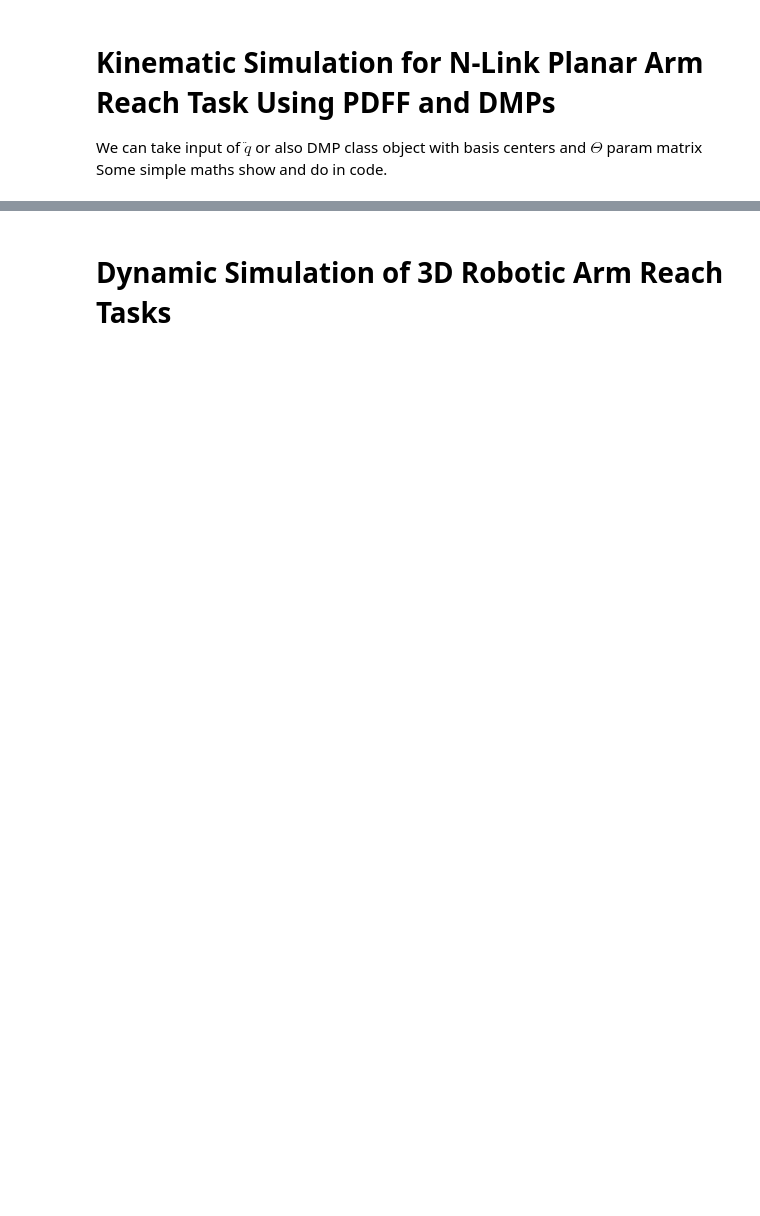
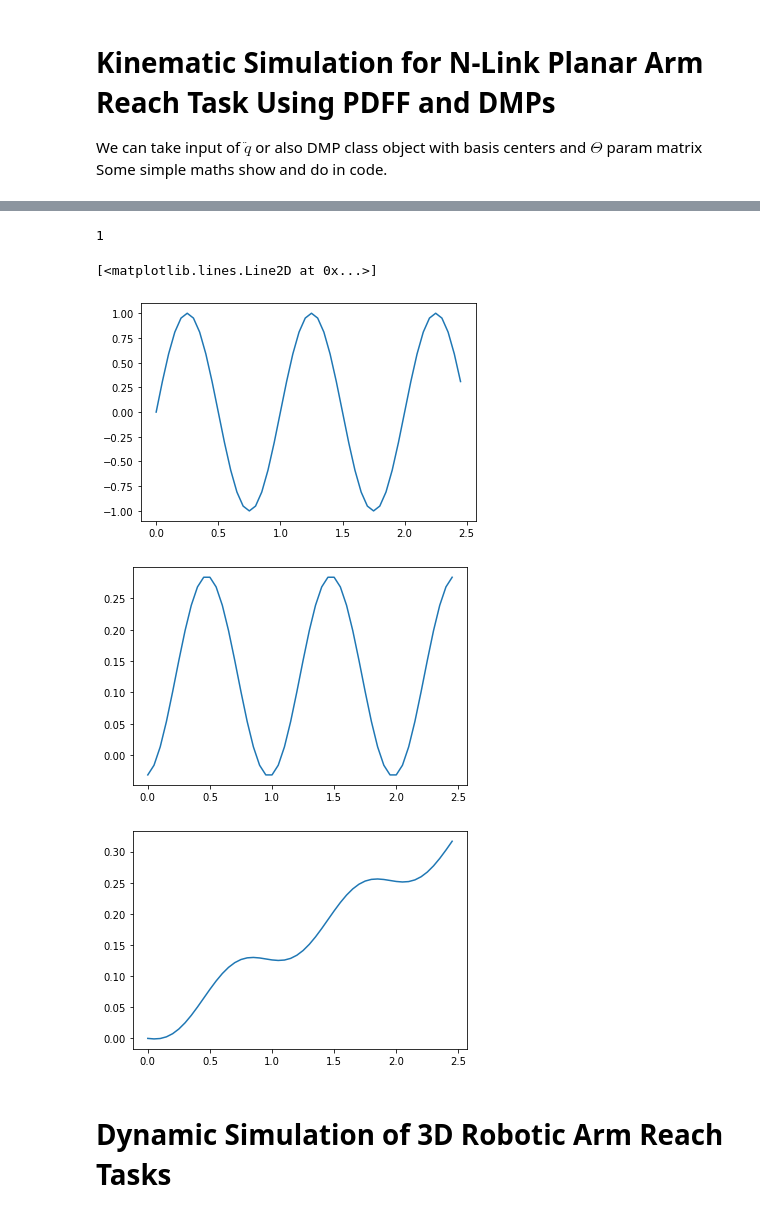
Before and after one commit to pranshumalik14/intuitive-arm-reach, a Jupyter notebook: notebooks/dmp_pdff_kinematic_sim_demo.ipynb, the cells around one changed output, grey strips where cells are left out. Drawn from its saved outputs; the diff is of its cells as text; code cells hidden in the pictures; blank space fills up the shorter version.

```diff
--- a/notebooks/dmp_pdff_kinematic_sim_demo.ipynb
+++ b/notebooks/dmp_pdff_kinematic_sim_demo.ipynb
@@ -8,6 +13,15 @@ import dmpbbo
 # Kinematic Simulation for N-Link Planar Arm Reach Task Using PDFF and DMPs
 We can take input of $\ddot{q}$ or also DMP class object with basis centers and $\Theta$ param matrix
 Some simple maths show and do in code.
+# %%
+class RobotArm2D:
+    def __init__(self, n_dims = 2, arm_length = 0.8, rel_link_lengths = np.array([1.5, 1.25, 0.4, 0.15, 0.15, 0.1])):
+        self.n_dims = n_dims
+        self.arm_length = arm_length
+        self.link_lengths = arm_length/sum(rel_link_lengths) * rel_link_lengths[0:n_dims+1]
+
+    def get_arm_params(self):
+        return self.n_dims, self.arm_length, self.link_lengths
 # %%
 # necessary code/items for robotic arm structures/classes
 
@@ -39,3 +147,23 @@ link_lengths = arm_length*rel_link_lengths_human/sum(rel_link_lengths_human);
+# %%
+robot_arm = RobotArm2D(n_dims = 1) # by default takes two joints
+
+time_steps, q, qdot, _ = get_traj( qdotdot[:,1], robot_arm, init_condit = [ [q0[1]], [qdot0[1]] ])
+pts_to_trace = 50
+
+plt.figure()
+plt.plot(time_steps[:pts_to_trace], qdotdot[:pts_to_trace,1])
+
+plt.figure()
+plt.plot(time_steps[:pts_to_trace], qdot[:pts_to_trace])
+
+plt.figure()
+plt.plot(time_steps[:pts_to_trace], q[:pts_to_trace])
+# %% [output]
+1
+[<matplotlib.lines.Line2D at 0x...>]
+[figure, added]
+[figure, added]
+[figure, added]
 # %%
 # code for getting angles by integrating qdd or DMP policy over time
 
```
Also changed, not shown: parts of 8 cells of this notebook.
